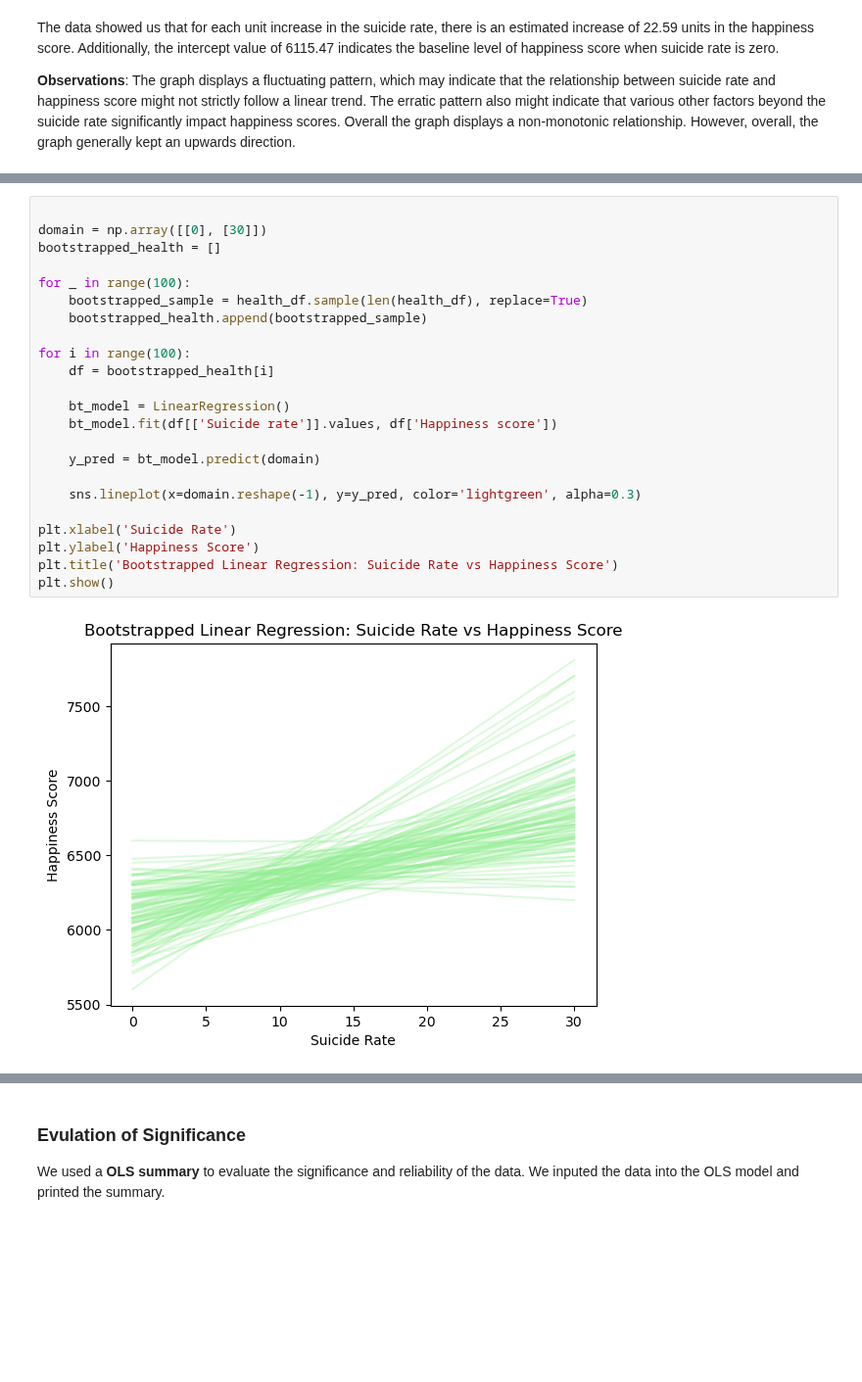
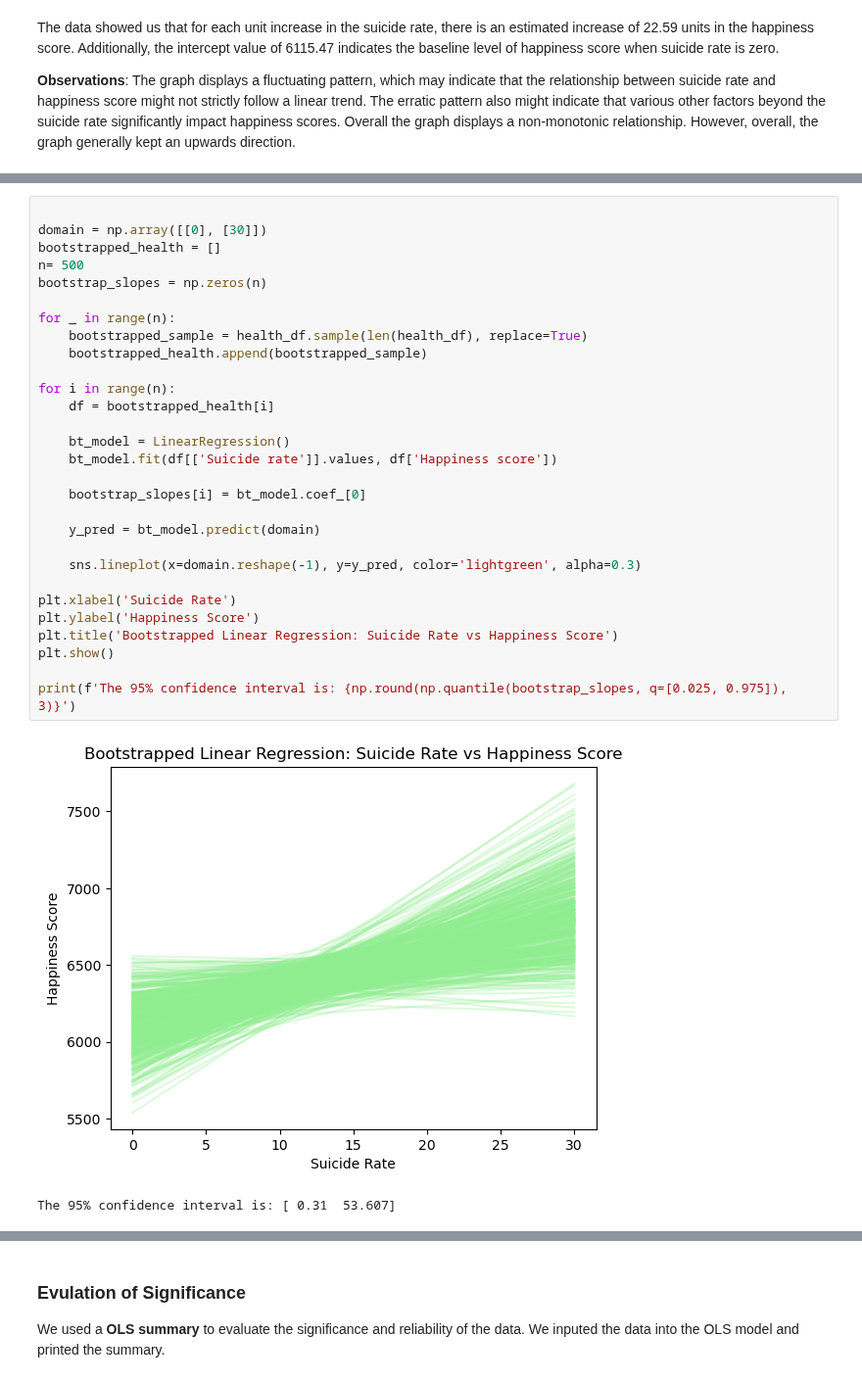
Before and after one commit to yixuanzhou1221/info2950, a Jupyter notebook: Phase 5/Phase5 2.ipynb, the cells around one changed output, grey strips where cells are left out. Shown at 98% size. Cells and saved outputs as stored; diff of their text form; blank space fills up the shorter version.

Commit message:
added bootstrapped

```diff
--- a/Phase 5/Phase5 2.ipynb
+++ b/Phase 5/Phase5 2.ipynb
@@ -259,28 +264,35 @@ We included a bootstrapped graph to further assess the relationship between vari
 # %%
 
 domain = np.array([[0], [30]])
 bootstrapped_health = []
+n= 500
+bootstrap_slopes = np.zeros(n)
 
-for _ in range(100):
+for _ in range(n):
     bootstrapped_sample = health_df.sample(len(health_df), replace=True)
     bootstrapped_health.append(bootstrapped_sample)
 
-for i in range(100):
+for i in range(n):
     df = bootstrapped_health[i]
 
     bt_model = LinearRegression()
     bt_model.fit(df[['Suicide rate']].values, df['Happiness score'])
+
+    bootstrap_slopes[i] = bt_model.coef_[0]
 
     y_pred = bt_model.predict(domain)
 
     sns.lineplot(x=domain.reshape(-1), y=y_pred, color='lightgreen', alpha=0.3)
 
 plt.xlabel('Suicide Rate')
 plt.ylabel('Happiness Score')
 plt.title('Bootstrapped Linear Regression: Suicide Rate vs Happiness Score')
 plt.show()
+
+print(f'The 95% confidence interval is: {np.round(np.quantile(bootstrap_slopes, q=[0.025, 0.975]), 3)}')
 # %% [output]
-[figure, old version]
+[figure, new version]
+The 95% confidence interval is: [ 0.31  53.607]
 # %% [markdown]
 __Observations__
 1. The bootstrapped linear regression generated a large range of predicted relationships between suicide rates and happiness scores. It represented that various predicted trends that could arise from different subsamples of the dataset.
```
Also changed, not shown: parts of 3 cells of this notebook.
